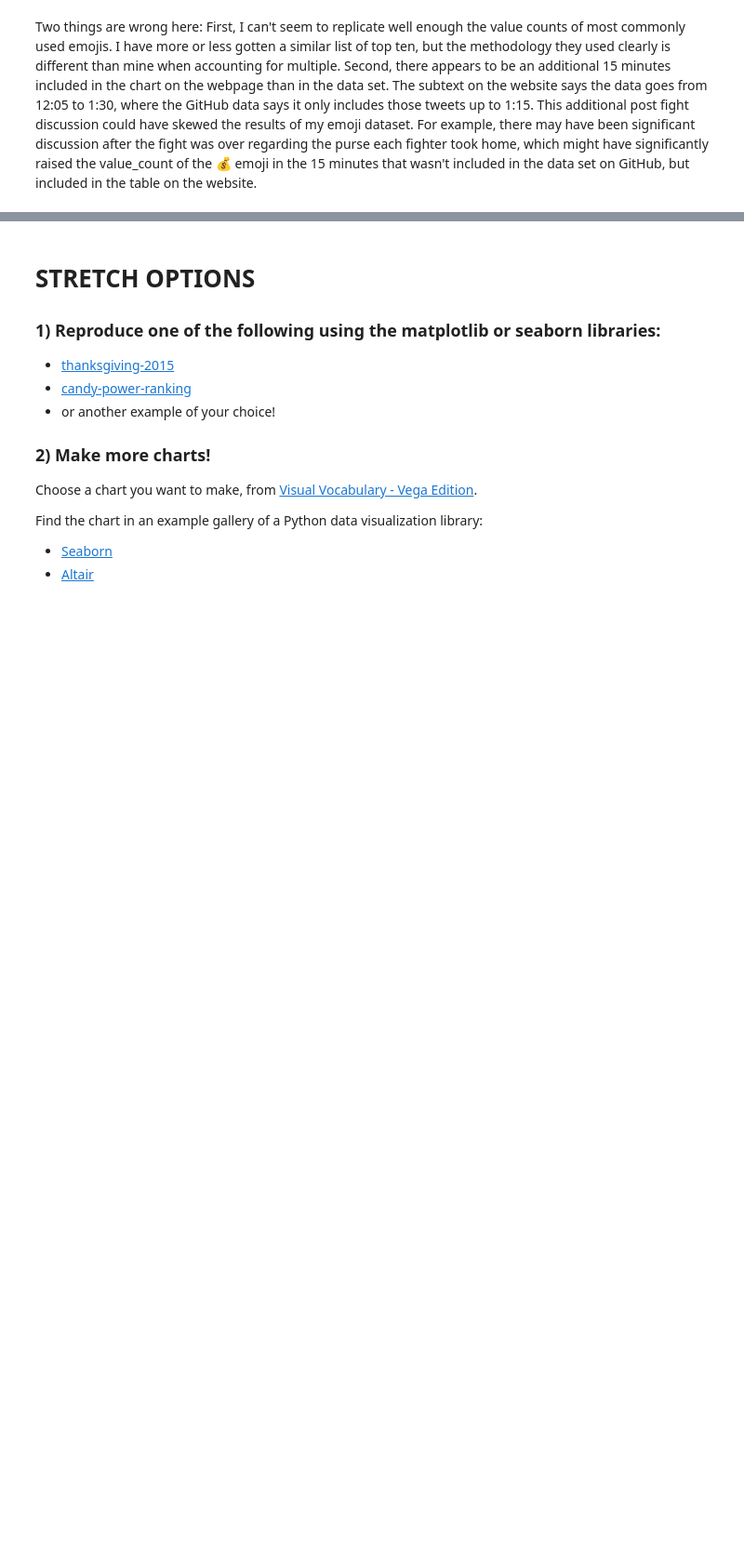
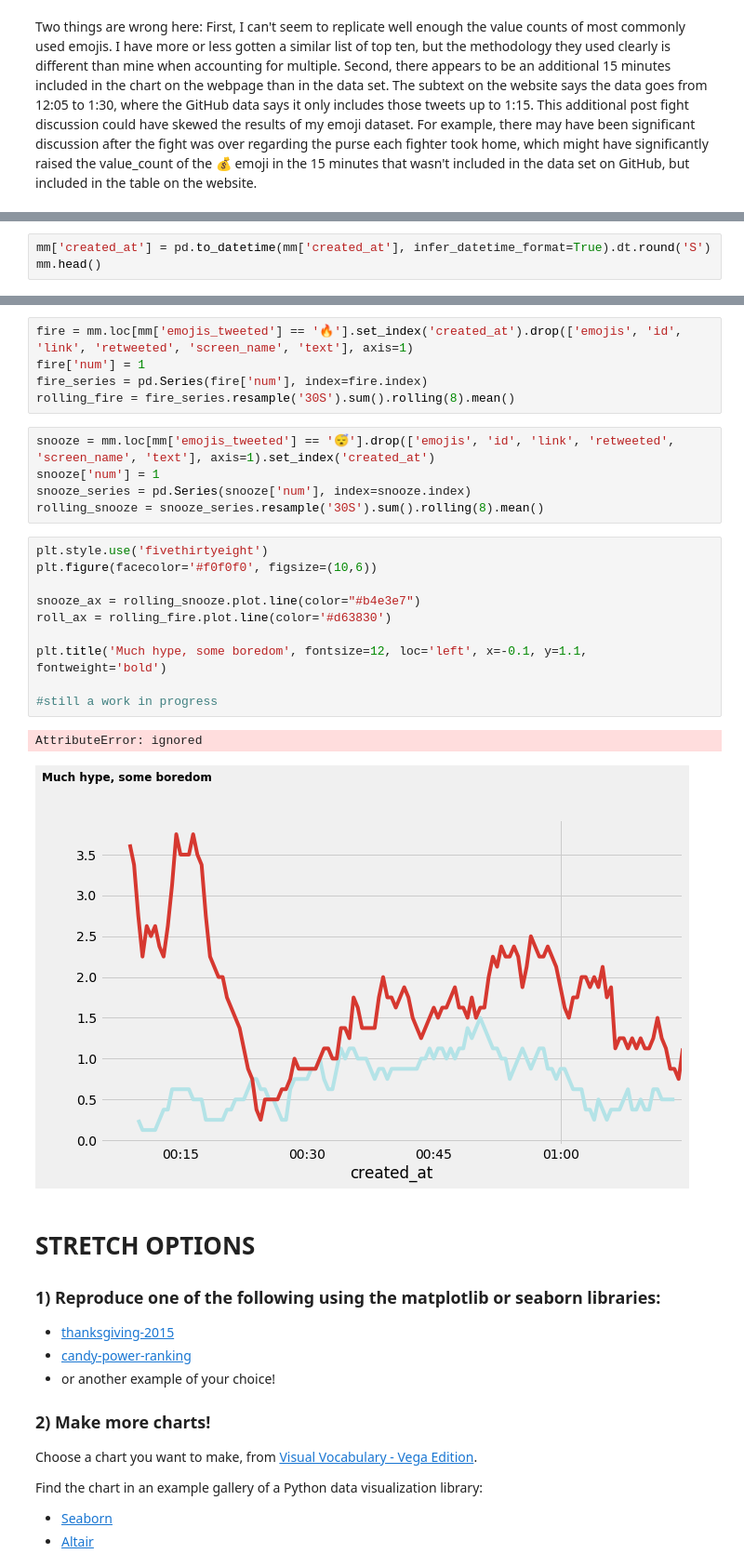
Before and after one commit to bloominstituteoftechnology/DS-Unit-1-Sprint-2-Data-Wrangling-and-Storytelling, a Jupyter notebook: module3-make-explanatory-visualizations/LS_DS_123_Make_Explanatory_Visualizations_Assignment.ipynb, the cells around one changed output, grey strips where cells are left out. Shown at 93% size. Cells and saved outputs as stored; diff of their text form; blank space fills up the shorter version.

```diff
--- a/module3-make-explanatory-visualizations/LS_DS_123_Make_Explanatory_Visualizations_Assignment.ipynb
+++ b/module3-make-explanatory-visualizations/LS_DS_123_Make_Explanatory_Visualizations_Assignment.ipynb
@@ -155,0 +173,3 @@ ax.grid(False)
+# %%
+mm['created_at'] = pd.to_datetime(mm['created_at'], infer_datetime_format=True).dt.round('S')
+mm.head()
@@ -156,3 +183,26 @@ ax.grid(False)
+# %%
+fire = mm.loc[mm['emojis_tweeted'] == '🔥'].set_index('created_at').drop(['emojis', 'id', 'link', 'retweeted', 'screen_name', 'text'], axis=1)
+fire['num'] = 1
+fire_series = pd.Series(fire['num'], index=fire.index)
+rolling_fire = fire_series.resample('30S').sum().rolling(8).mean()
+# %%
+snooze = mm.loc[mm['emojis_tweeted'] == '😴'].drop(['emojis', 'id', 'link', 'retweeted', 'screen_name', 'text'], axis=1).set_index('created_at')
+snooze['num'] = 1
+snooze_series = pd.Series(snooze['num'], index=snooze.index)
+rolling_snooze = snooze_series.resample('30S').sum().rolling(8).mean()
+# %%
+plt.style.use('fivethirtyeight')
+plt.figure(facecolor='#f0f0f0', figsize=(10,6))
+
+snooze_ax = rolling_snooze.plot.line(color="#b4e3e7")
+roll_ax = rolling_fire.plot.line(color='#d63830')
+
+plt.title('Much hype, some boredom', fontsize=12, loc='left', x=-0.1, y=1.1, fontweight='bold')
+
+#still a work in progress
+# %% [output]
+AttributeError: ignored
+[figure, added]
 # %% [markdown]
 # STRETCH OPTIONS
 
```
Also changed, not shown: parts of 8 cells of this notebook.
